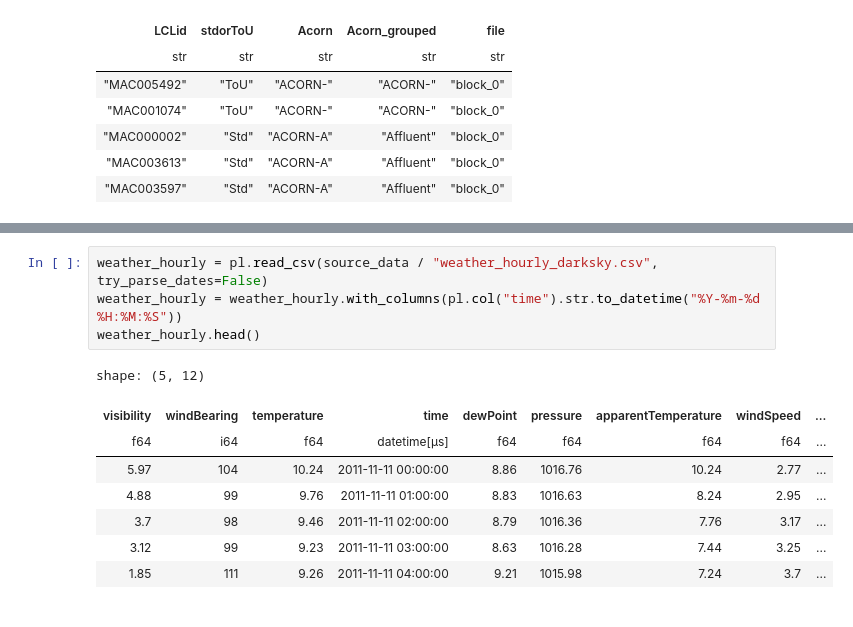
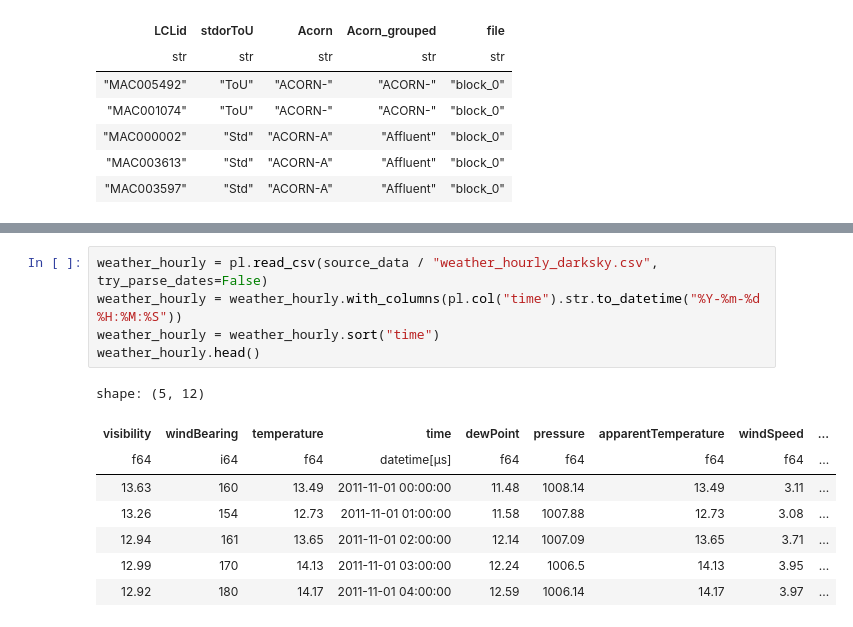
Before and after one commit to chineidu/Time-series-lab, a Jupyter notebook: notebooks/ch_2/01-lab.ipynb, the cells around one changed output, grey strips where cells are left out. Cells and saved outputs as stored; diff of their text form.

Commit message:
chore: Updated time series code

```diff
--- a/notebooks/ch_2/01-lab.ipynb
+++ b/notebooks/ch_2/01-lab.ipynb
@@ -726,13 +730,14 @@ shape: (5, 2)
 # %%
 weather_hourly = pl.read_csv(source_data / "weather_hourly_darksky.csv", try_parse_dates=False)
 weather_hourly = weather_hourly.with_columns(pl.col("time").str.to_datetime("%Y-%m-%d %H:%M:%S"))
+weather_hourly = weather_hourly.sort("time")
 weather_hourly.head()
 # %% [output]
 shape: (5, 12)
 | visibility | windBearing | temperature | time | dewPoint | pressure | apparentTemperature | windSpeed | ... |
 | f64 | i64 | f64 | datetime[μs] | f64 | f64 | f64 | f64 | ... |
-| 5.97 | 104 | 10.24 | 2011-11-11 00:00:00 | 8.86 | 1016.76 | 10.24 | 2.77 | ... |
-| 4.88 | 99 | 9.76 | 2011-11-11 01:00:00 | 8.83 | 1016.63 | 8.24 | 2.95 | ... |
-| 3.7 | 98 | 9.46 | 2011-11-11 02:00:00 | 8.79 | 1016.36 | 7.76 | 3.17 | ... |
-| 3.12 | 99 | 9.23 | 2011-11-11 03:00:00 | 8.63 | 1016.28 | 7.44 | 3.25 | ... |
-| 1.85 | 111 | 9.26 | 2011-11-11 04:00:00 | 9.21 | 1015.98 | 7.24 | 3.7 | ... |
+| 13.63 | 160 | 13.49 | 2011-11-01 00:00:00 | 11.48 | 1008.14 | 13.49 | 3.11 | ... |
+| 13.26 | 154 | 12.73 | 2011-11-01 01:00:00 | 11.58 | 1007.88 | 12.73 | 3.08 | ... |
+| 12.94 | 161 | 13.65 | 2011-11-01 02:00:00 | 12.14 | 1007.09 | 13.65 | 3.71 | ... |
+| 12.99 | 170 | 14.13 | 2011-11-01 03:00:00 | 12.24 | 1006.5 | 14.13 | 3.95 | ... |
+| 12.92 | 180 | 14.17 | 2011-11-01 04:00:00 | 12.59 | 1006.14 | 14.17 | 3.97 | ... |
```
Also changed, not shown: parts of 21 cells of this notebook, 5 other files.
